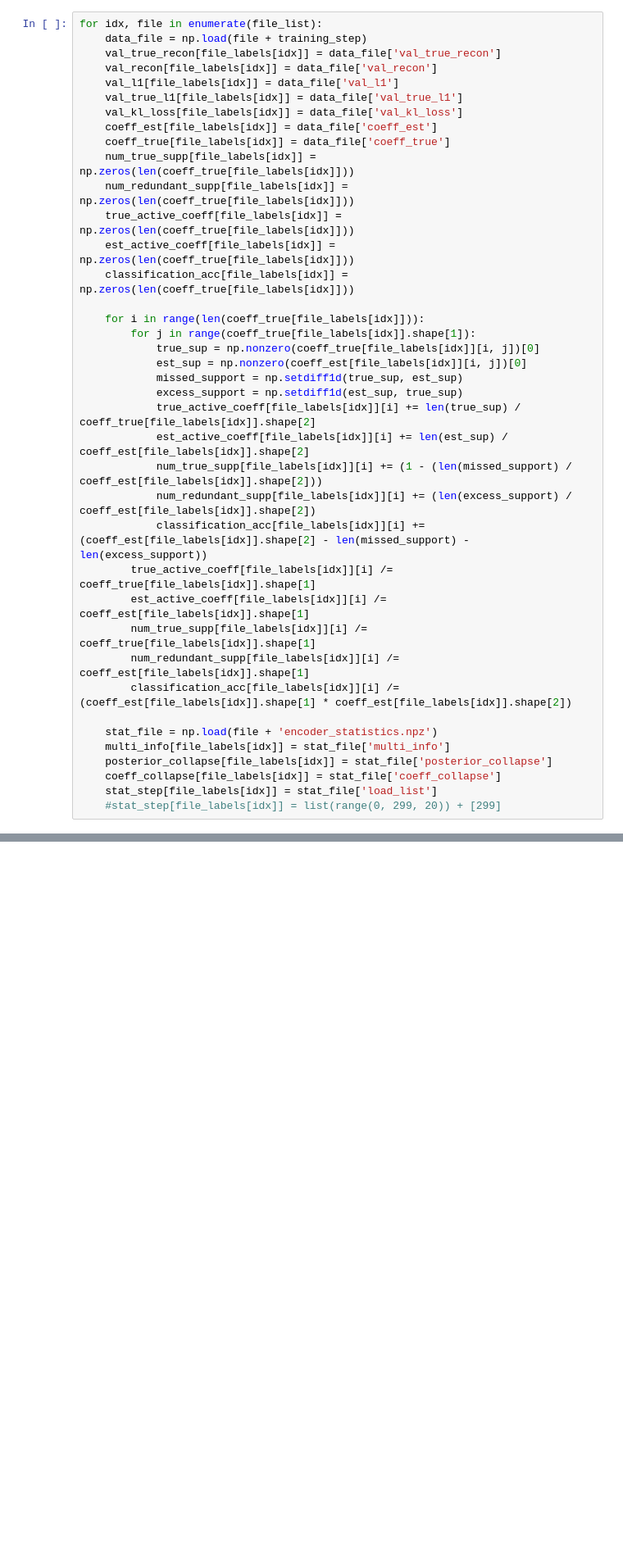
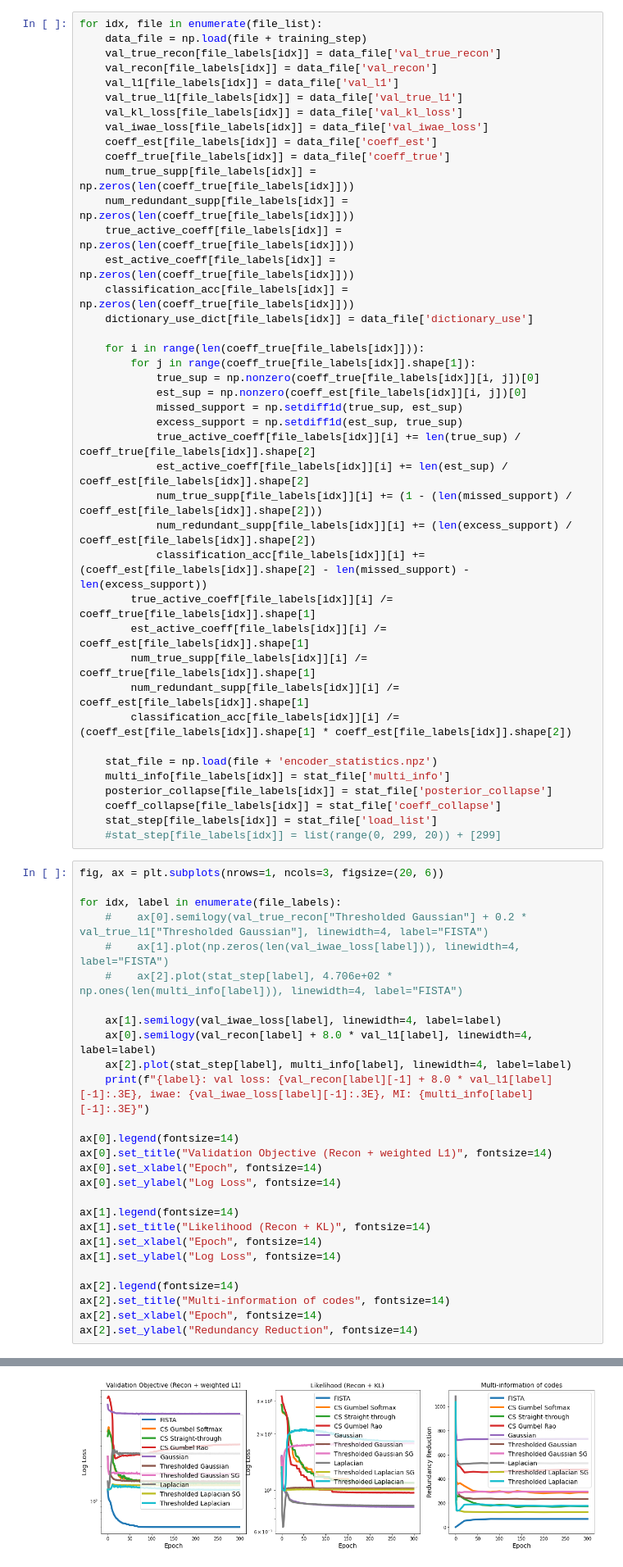
Before and after one commit to kfallah/variational-sparse-coding, a Jupyter notebook: vsc_plotting_sweep.ipynb, the cells around one changed output, grey strips where cells are left out. Shown at 82% size. Drawn from its saved outputs; the diff is of its cells as text; blank space fills up the shorter version.

```diff
--- a/vsc_plotting_sweep.ipynb
+++ b/vsc_plotting_sweep.ipynb
@@ -167,6 +69,7 @@ for idx, file in enumerate(file_list):
     val_l1[file_labels[idx]] = data_file['val_l1']
     val_true_l1[file_labels[idx]] = data_file['val_true_l1']
     val_kl_loss[file_labels[idx]] = data_file['val_kl_loss']
+    val_iwae_loss[file_labels[idx]] = data_file['val_iwae_loss']
     coeff_est[file_labels[idx]] = data_file['coeff_est']
     coeff_true[file_labels[idx]] = data_file['coeff_true']
     num_true_supp[file_labels[idx]] = np.zeros(len(coeff_true[file_labels[idx]]))
@@ -174,6 +77,7 @@ for idx, file in enumerate(file_list):
     true_active_coeff[file_labels[idx]] = np.zeros(len(coeff_true[file_labels[idx]]))
     est_active_coeff[file_labels[idx]] = np.zeros(len(coeff_true[file_labels[idx]]))
     classification_acc[file_labels[idx]] = np.zeros(len(coeff_true[file_labels[idx]]))
+    dictionary_use_dict[file_labels[idx]] = data_file['dictionary_use']
 
     for i in range(len(coeff_true[file_labels[idx]])):
         for j in range(coeff_true[file_labels[idx]].shape[1]):
@@ -198,3 +102,31 @@ for idx, file in enumerate(file_list):
     coeff_collapse[file_labels[idx]] = stat_file['coeff_collapse']
     stat_step[file_labels[idx]] = stat_file['load_list']
     #stat_step[file_labels[idx]] = list(range(0, 299, 20)) + [299]
+# %%
+fig, ax = plt.subplots(nrows=1, ncols=3, figsize=(20, 6))
+
+for idx, label in enumerate(file_labels):
+    #    ax[0].semilogy(val_true_recon["Thresholded Gaussian"] + 0.2 * val_true_l1["Thresholded Gaussian"], linewidth=4, label="FISTA")
+    #    ax[1].plot(np.zeros(len(val_iwae_loss[label])), linewidth=4, label="FISTA")
+    #    ax[2].plot(stat_step[label], 4.706e+02 * np.ones(len(multi_info[label])), linewidth=4, label="FISTA")
+
+    ax[1].semilogy(val_iwae_loss[label], linewidth=4, label=label)
+    ax[0].semilogy(val_recon[label] + 8.0 * val_l1[label], linewidth=4, label=label)
+    ax[2].plot(stat_step[label], multi_info[label], linewidth=4, label=label)
+    print(f"{label}: val loss: {val_recon[label][-1] + 8.0 * val_l1[label][-1]:.3E}, iwae: {val_iwae_loss[label][-1]:.3E}, MI: {multi_info[label][-1]:.3E}")
+
+ax[0].legend(fontsize=14)
+ax[0].set_title("Validation Objective (Recon + weighted L1)", fontsize=14)
+ax[0].set_xlabel("Epoch", fontsize=14)
+ax[0].set_ylabel("Log Loss", fontsize=14)
+
+ax[1].legend(fontsize=14)
+ax[1].set_title("Likelihood (Recon + KL)", fontsize=14)
+ax[1].set_xlabel("Epoch", fontsize=14)
+ax[1].set_ylabel("Log Loss", fontsize=14)
+
+ax[2].legend(fontsize=14)
+ax[2].set_title("Multi-information of codes", fontsize=14)
+ax[2].set_xlabel("Epoch", fontsize=14)
+ax[2].set_ylabel("Redundancy Reduction", fontsize=14)
+# %% [output]
@@ -201,3 +144,4 @@ for idx, file in enumerate(file_list):
+[figure, added]
 # %%
 fig, ax = plt.subplots(nrows=2, ncols=2, figsize=(20, 14))
 
```
Also changed, not shown: parts of 5 cells of this notebook, 7 other files.
